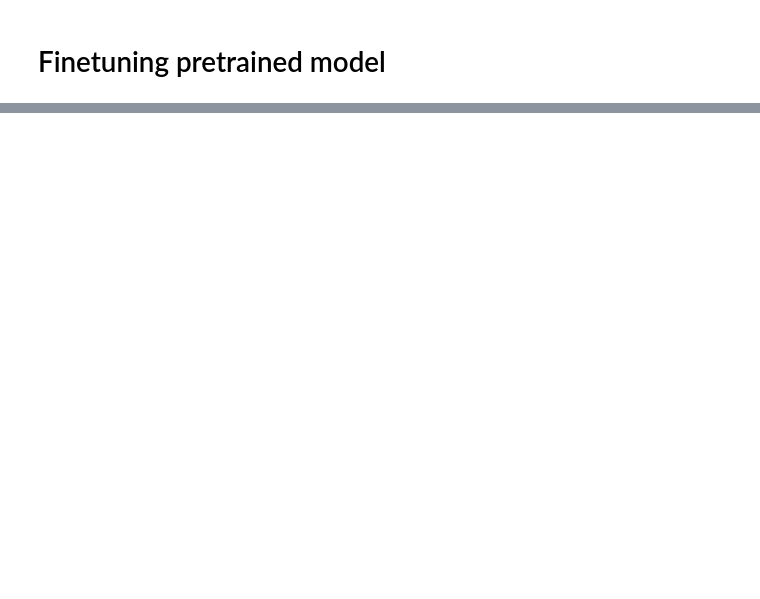
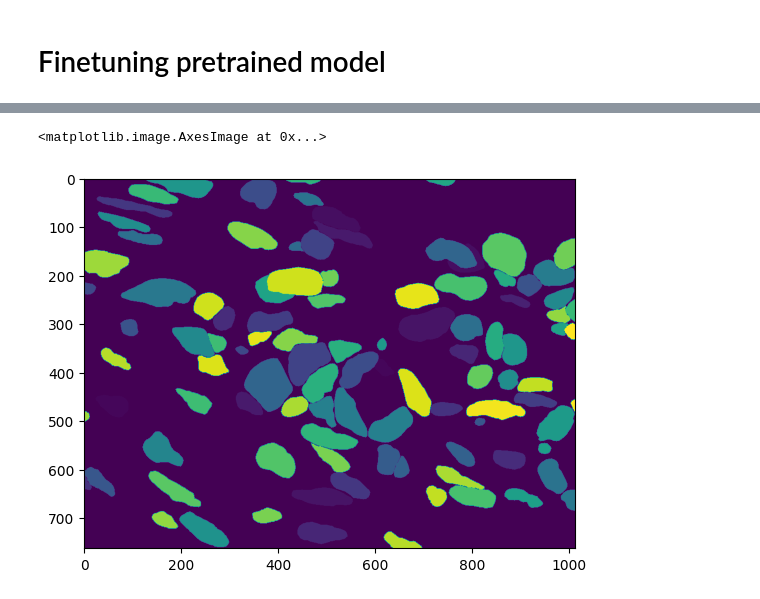
Before and after one commit to Ruruthia/Cell_nuclei_segmentation, a Jupyter notebook: notebooks/Train_stardist.ipynb, the cells around one changed output, grey strips where cells are left out. Cells and saved outputs as stored; diff of their text form; code cells hidden in the pictures; blank space fills up the shorter version.

```diff
--- a/notebooks/Train_stardist.ipynb
+++ b/notebooks/Train_stardist.ipynb
@@ -66,0 +257,5 @@ plt.imshow(render_label(example_pred[0], val_imgs[0]))
+# %%
+plt.imshow(test_masks[i])
+# %% [output]
+<matplotlib.image.AxesImage at 0x...>
+[figure, added]
```
Also changed, not shown: parts of 16 cells of this notebook, 1 other file.
